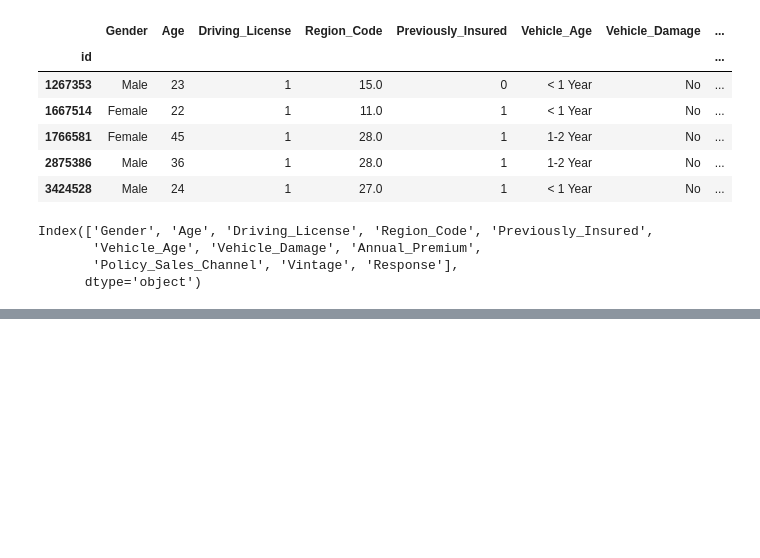
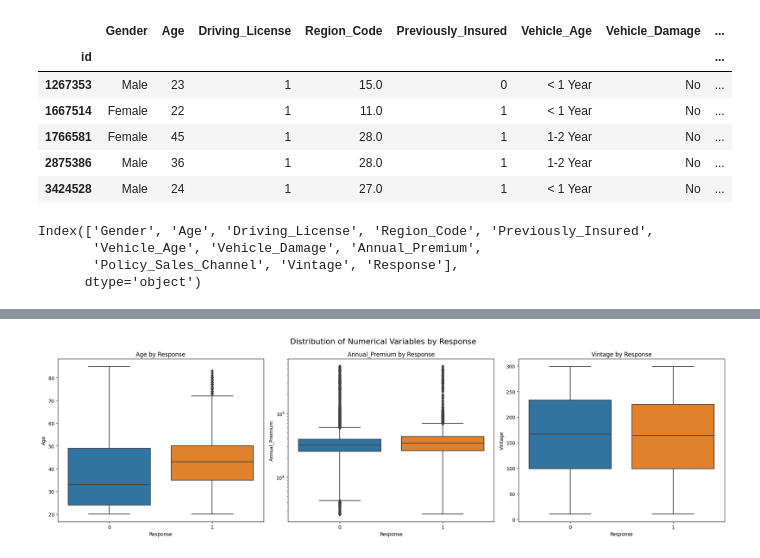
Before and after one commit to khizon/data_analysis, a Jupyter notebook: Insurance/src/exploration.ipynb, the cells around one changed output, grey strips where cells are left out. Cells and saved outputs as stored; diff of their text form; code cells hidden in the pictures; blank space fills up the shorter version.

```diff
--- a/Insurance/src/exploration.ipynb
+++ b/Insurance/src/exploration.ipynb
@@ -55,3 +55,21 @@ train.describe(include='all')
 | 50% | NaN | 3.600000e+01 | NaN | NaN | NaN | NaN | NaN | ... |
 | 75% | NaN | 4.900000e+01 | NaN | NaN | NaN | NaN | NaN | ... |
 | max | NaN | 8.500000e+01 | NaN | NaN | NaN | NaN | NaN | ... |
+# %%
+# Create the figure and subplots
+fig, axes = plt.subplots(1, 3, figsize=(20, 6))
+fig.suptitle('Distribution of Numerical Variables by Response', fontsize=16)
+
+# Create a box plot for each numerical column
+for i, col in enumerate(num_cols):
+    sns.boxplot(x='Response', y=col, data=train, ax=axes[i])
+    axes[i].set_title(f'{col} by Response')
+    axes[i].set_xlabel('Response')
+    axes[i].set_ylabel(col)
+
+# Adjust layout and display the plot
+axes[1].set_yscale('log')
+plt.tight_layout()
+plt.show()
+# %% [output]
+[figure, added]
```
Also changed, not shown: parts of 1 cell of this notebook.
